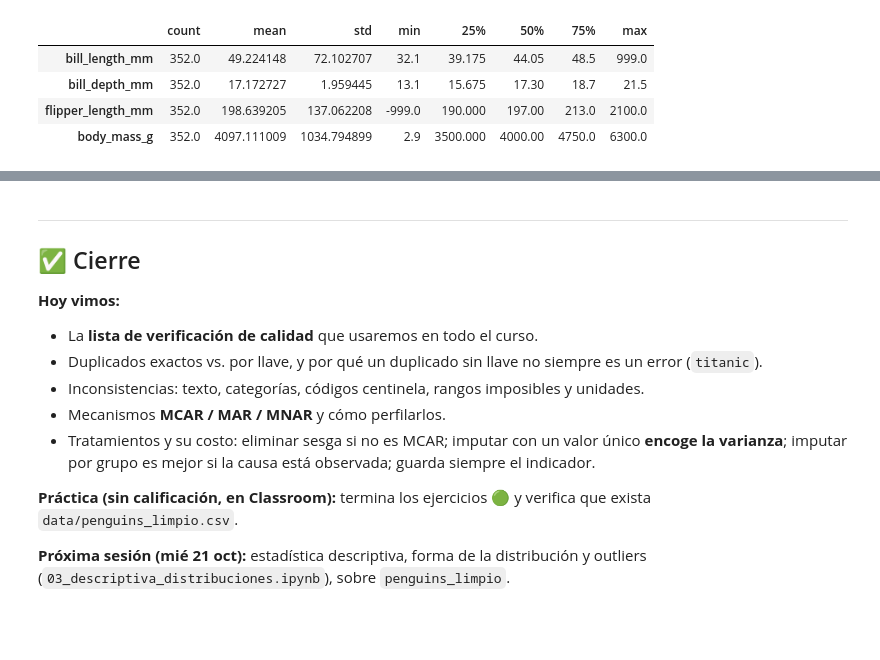
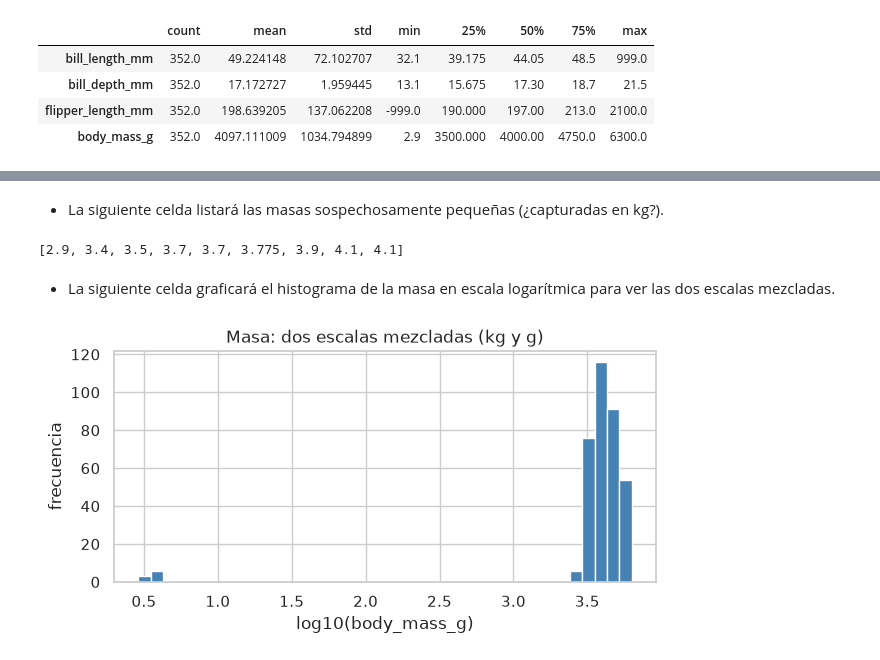
Before and after one commit to PythonistaMX/py401, a Jupyter notebook: soluciones/02_calidad_y_faltantes_soluciones.ipynb, the cells around one changed output, grey strips where cells are left out. Saved outputs shown, nothing was run; the diff lists cells and outputs as text; code cells hidden in the pictures; blank space fills up the shorter version.

```diff
--- a/soluciones/02_calidad_y_faltantes_soluciones.ipynb
+++ b/soluciones/02_calidad_y_faltantes_soluciones.ipynb
@@ -324,0 +203,28 @@ Name: count, dtype: int64
+# %%
+def ensuciar_pinguinos(df, semilla=401):
+    r = np.random.default_rng(semilla)
+    d = df.copy().reset_index(drop=True)
+    d.insert(0, "id_muestra", [f"P{i:04d}" for i in range(1, len(d) + 1)])
+    con_medidas = d.index[d["body_mass_g"].notna()]
+
+    variantes = {"Adelie": ["adelie", " Adelie", "ADELIE", "Adelie "],
+                 "Gentoo": ["gentoo", "Gentoo ", "Gentoo penguin"],
+                 "Chinstrap": ["chinstrap", "Chinstrap ", "Chinstarp"]}
+    for i in r.choice(len(d), 30, replace=False):
+        d.loc[i, "species"] = str(r.choice(variantes[d.loc[i, "species"]]))
+    i = r.choice(len(d), 20, replace=False)
+    d.loc[i, "island"] = d.loc[i, "island"].str.lower() + " "
+    i = r.choice(d.index[d["sex"].notna()], 25, replace=False)
+    opciones_sexo = {"MALE": ["M", "male", "Male"], "FEMALE": ["F", "female", "Female"]}
+    d.loc[i, "sex"] = d.loc[i, "sex"].map(lambda s: str(r.choice(opciones_sexo[s])))
+    d.loc[r.choice(d.index[d["sex"].isna()], 3, replace=False), "sex"] = "."
+
+    permutacion = r.permutation(con_medidas)
+    i_kg, i_aleta, i_pico, i_recaptura = permutacion[:8], permutacion[8:12], permutacion[12:14], permutacion[14:18]
+    d.loc[i_kg, "body_mass_g"] = d.loc[i_kg, "body_mass_g"] / 1000
+    d.loc[i_aleta, "flipper_length_mm"] = [-999, -999, 0, 2100]
+    d.loc[i_pico, "bill_length_mm"] = 999
+
+    exactos = d.sample(6, random_state=semilla)
+    recaptura = d.loc[i_recaptura].assign(body_mass_g=lambda x: x["body_mass_g"] + 75)
+    return pd.concat([d, exactos, recaptura]).sample(frac=1, random_state=semilla).reset_index(drop=True)
@@ -869,14 +396,15 @@ dtype: int64
-# %% [markdown]
----
-## ✅ Cierre
-
-**Hoy vimos:**
-- La **lista de verificación de calidad** que usaremos en todo el curso.
-- Duplicados exactos vs. por llave, y por qué un duplicado sin llave no siempre es un error (`titanic`).
-- Inconsistencias: texto, categorías, códigos centinela, rangos imposibles y unidades.
-- Mecanismos **MCAR / MAR / MNAR** y cómo perfilarlos.
-- Tratamientos y su costo: eliminar sesga si no es MCAR; imputar con un valor único **encoge la varianza**; imputar por grupo es mejor si la causa está observada; guarda siempre el indicador.
-
-**Práctica (sin calificación, en Classroom):** termina los ejercicios 🟢 y verifica que exista `data/penguins_limpio.csv`.
-
-**Próxima sesión (mié 21 oct):** estadística descriptiva, forma de la distribución y outliers (`03_descriptiva_distribuciones.ipynb`), sobre `penguins_limpio`.
+# %% [markdown]
+* La siguiente celda listará las masas sospechosamente pequeñas (¿capturadas en kg?).
+# %%
+sucio.loc[sucio["body_mass_g"] < 100, "body_mass_g"].sort_values().to_list()
+# %% [output]
+[2.9, 3.4, 3.5, 3.7, 3.7, 3.775, 3.9, 4.1, 4.1]
+# %% [markdown]
+* La siguiente celda graficará el histograma de la masa en escala logarítmica para ver las dos escalas mezcladas.
+# %%
+fig, ax = plt.subplots(figsize=(7, 3))
+ax.hist(np.log10(sucio["body_mass_g"].dropna()), bins=40, color="steelblue")
+ax.set(xlabel="log10(body_mass_g)", ylabel="frecuencia", title="Masa: dos escalas mezcladas (kg y g)")
+plt.show()
+# %% [output]
+[figure, added]
```
Also changed, not shown: parts of 181 cells of this notebook, 5 other files.
